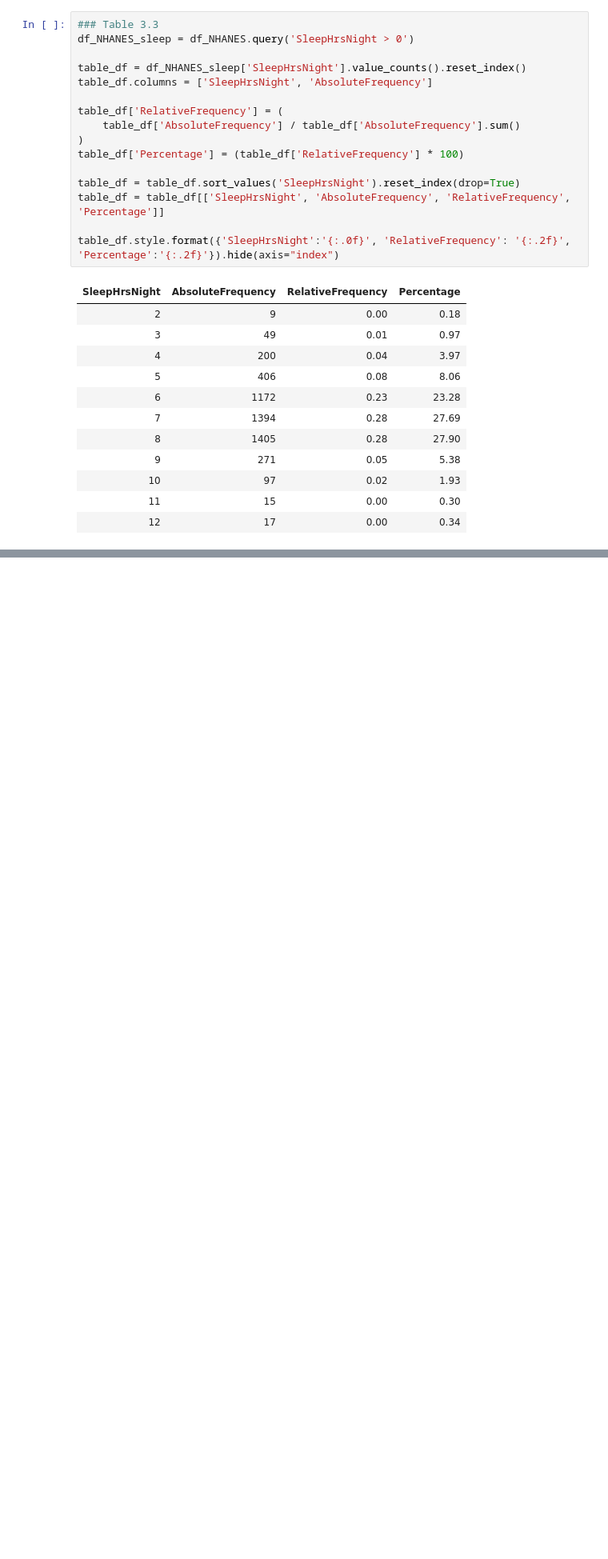
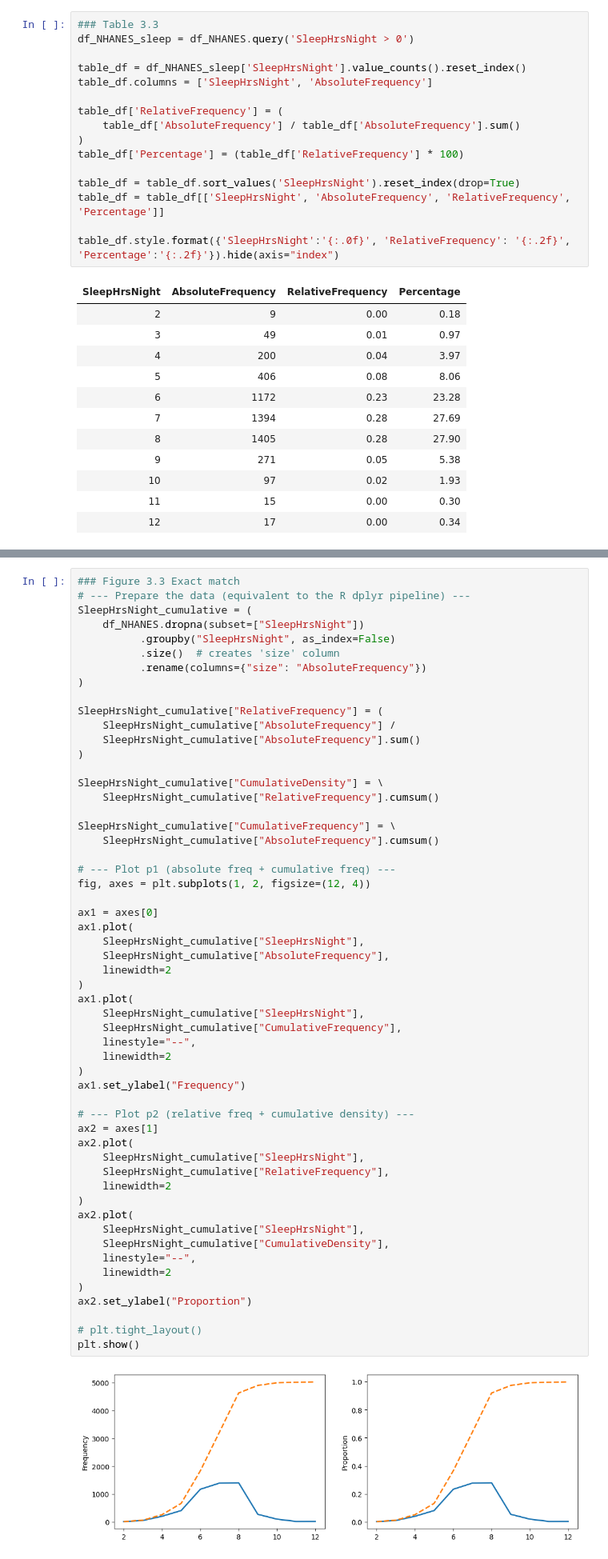
Before and after one commit to shenke93/statsthinking21-python, a Jupyter notebook: code/Ch3.ipynb, the cells around one changed output, grey strips where cells are left out. Shown: that part at 80% size. Cells and saved outputs as stored; diff of their text form; blank space fills up the shorter version.

```diff
--- a/code/Ch3.ipynb
+++ b/code/Ch3.ipynb
@@ -78,0 +102,57 @@ table_df.style.format({'SleepHrsNight':'{:.0f}', 'RelativeFrequency': '{:.2f}',
+# %%
+### Figure 3.3 Exact match
+# --- Prepare the data (equivalent to the R dplyr pipeline) ---
+SleepHrsNight_cumulative = (
+    df_NHANES.dropna(subset=["SleepHrsNight"])
+          .groupby("SleepHrsNight", as_index=False)
+          .size()  # creates 'size' column
+          .rename(columns={"size": "AbsoluteFrequency"})
+)
+
+SleepHrsNight_cumulative["RelativeFrequency"] = (
+    SleepHrsNight_cumulative["AbsoluteFrequency"] /
+    SleepHrsNight_cumulative["AbsoluteFrequency"].sum()
+)
+
+SleepHrsNight_cumulative["CumulativeDensity"] = \
+    SleepHrsNight_cumulative["RelativeFrequency"].cumsum()
+
+SleepHrsNight_cumulative["CumulativeFrequency"] = \
+    SleepHrsNight_cumulative["AbsoluteFrequency"].cumsum()
+
+# --- Plot p1 (absolute freq + cumulative freq) ---
+fig, axes = plt.subplots(1, 2, figsize=(12, 4))
+
+ax1 = axes[0]
+ax1.plot(
+    SleepHrsNight_cumulative["SleepHrsNight"],
+    SleepHrsNight_cumulative["AbsoluteFrequency"],
+    linewidth=2
+)
+ax1.plot(
+    SleepHrsNight_cumulative["SleepHrsNight"],
+    SleepHrsNight_cumulative["CumulativeFrequency"],
+    linestyle="--",
+    linewidth=2
+)
+ax1.set_ylabel("Frequency")
+
+# --- Plot p2 (relative freq + cumulative density) ---
+ax2 = axes[1]
+ax2.plot(
+    SleepHrsNight_cumulative["SleepHrsNight"],
+    SleepHrsNight_cumulative["RelativeFrequency"],
+    linewidth=2
+)
+ax2.plot(
+    SleepHrsNight_cumulative["SleepHrsNight"],
+    SleepHrsNight_cumulative["CumulativeDensity"],
+    linestyle="--",
+    linewidth=2
+)
+ax2.set_ylabel("Proportion")
+
+# plt.tight_layout()
+plt.show()
+# %% [output]
+[figure, added]
```
Also changed, not shown: parts of 8 cells of this notebook.
